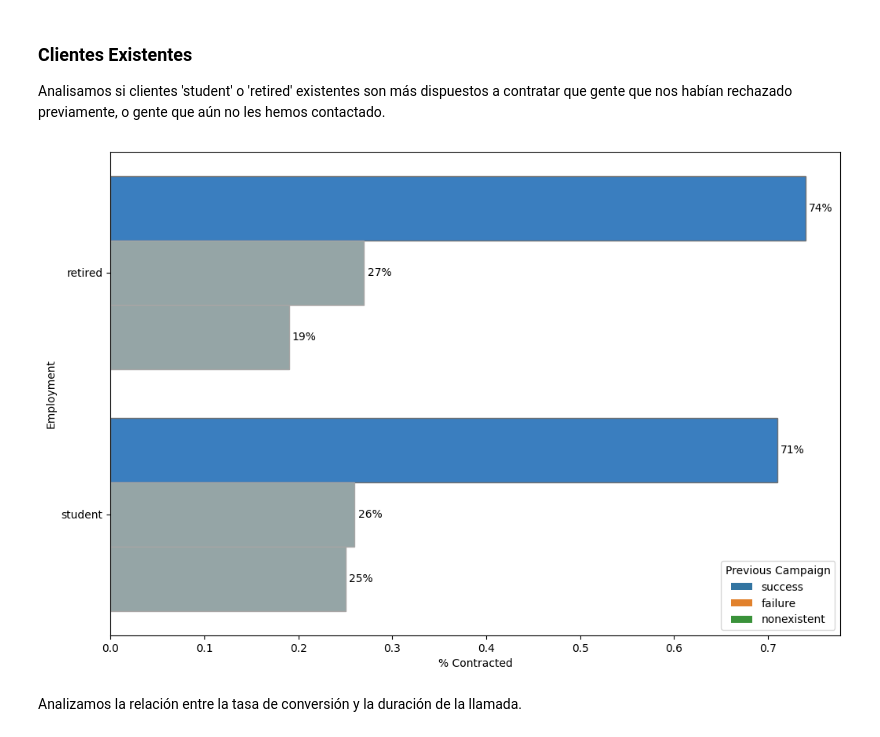
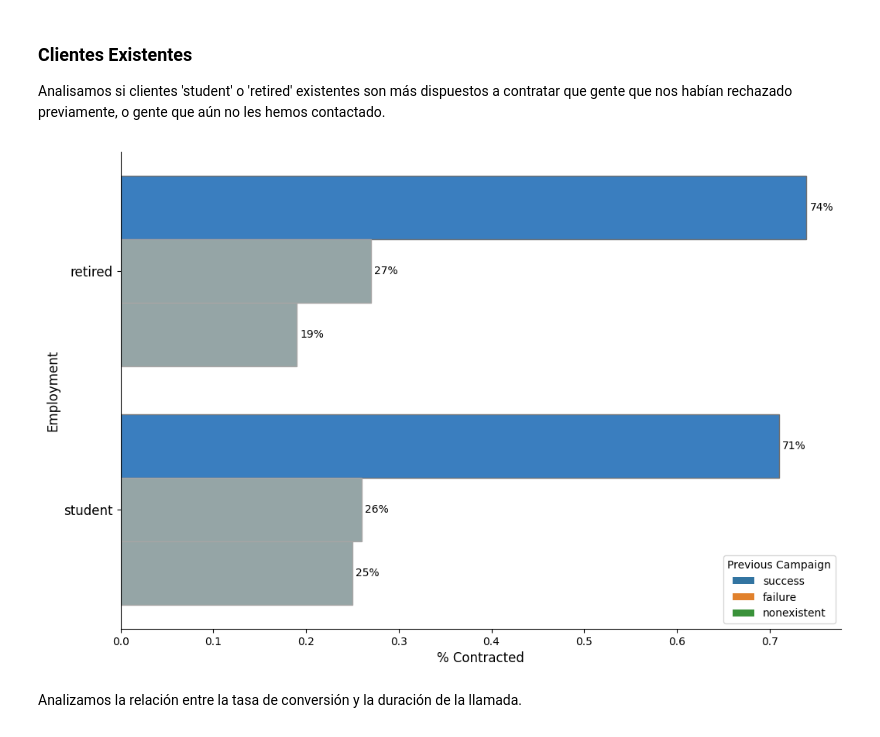
Before and after one commit to diegodelarubia/Trabajo_Final_Master-TFM-, a Jupyter notebook: TFM_Fintech/TFM_Final/main.ipynb, the cells around one changed output. Saved outputs shown, nothing was run; the diff lists cells and outputs as text; code cells hidden in the pictures.

```diff
--- a/TFM_Fintech/TFM_Final/main.ipynb
+++ b/TFM_Fintech/TFM_Final/main.ipynb
@@ -736,0 +758,8 @@ plt.show()
+# %%
+def number_of_contacts(value):
+    if value >= 5:
+        return 'Greater Than 5'
+    else:
+        return value
+
+df['number_contacts'] = df['campaign'].apply(lambda x: number_of_contacts(x))
@@ -736,0 +785,26 @@ plt.show()
+# %%
+fig, ax = plt.subplots(figsize=(12, 5))
+
+sns.barplot(
+    data=df.query('job == "student" | job == "retired"')
+           .groupby(['job', 'number_contacts'], observed=True)['y']
+           .value_counts(normalize=True)
+           .round(2)
+           .reset_index()
+           .query('y == "yes"'),
+    x='number_contacts',
+    y='proportion',
+    hue='job',
+    ax=ax
+)
+
+ax.set(ylabel='% Contracted', xlabel='Number of Contacts')
+plt.legend(title='Job')
+
+for container in ax.containers:
+    ax.bar_label(container, fontsize=10, fmt=lambda x: f'{x:.0%}')
+
+sns.despine(right=True, top= True)
+
+plt.tight_layout()
+plt.show()
@@ -767,35 +847,38 @@ Analisamos si clientes 'student' o 'retired' existentes son más dispuestos a co
 ax = plt.subplots(figsize=(12, 8))
 
 ax = sns.barplot(
     df.query('job == "student" | job == "retired"')
     .groupby(['job','poutcome'])['y']
     .value_counts(normalize= True)
     .round(2).reset_index()
     .pivot(index= ['job','poutcome'], columns = 'y', values = 'proportion')
     .sort_values(by = 'yes', ascending= False),
     x = 'yes',
     y = 'job',
     hue = 'poutcome'
 )
 
-ax.set(xlabel='% Contracted', ylabel='Employment')
+ax.set_xlabel(xlabel='% Contracted', fontsize = 12)
+ax.set_ylabel(ylabel='Employment', fontsize = 12)
+ax.set_yticklabels(ax.get_yticklabels(), fontsize=12)
 
 plt.legend(title='Previous Campaign')
 
 for container in ax.containers:
     for bar in container:
         if bar.get_width() > 0.50:
             bar.set_facecolor('#3a7ebf')
             bar.set_edgecolor("#6F6F6F")
         else:
             bar.set_facecolor('#95a5a6')
             bar.set_edgecolor("#A7A5A5")
     ax.bar_label(container, fontsize=10, fmt=lambda x: f'{x:.0%}', padding= 3)
 
+sns.despine(right=True, top= True)
 
 plt.show()
 # %% [output]
-[figure, old version]
+[figure, new version]
 # %% [markdown]
 Analizamos la relación entre la tasa de conversión y la duración de la llamada.
 # %%
```
Also changed, not shown: parts of 10 cells of this notebook, 1 other file.
